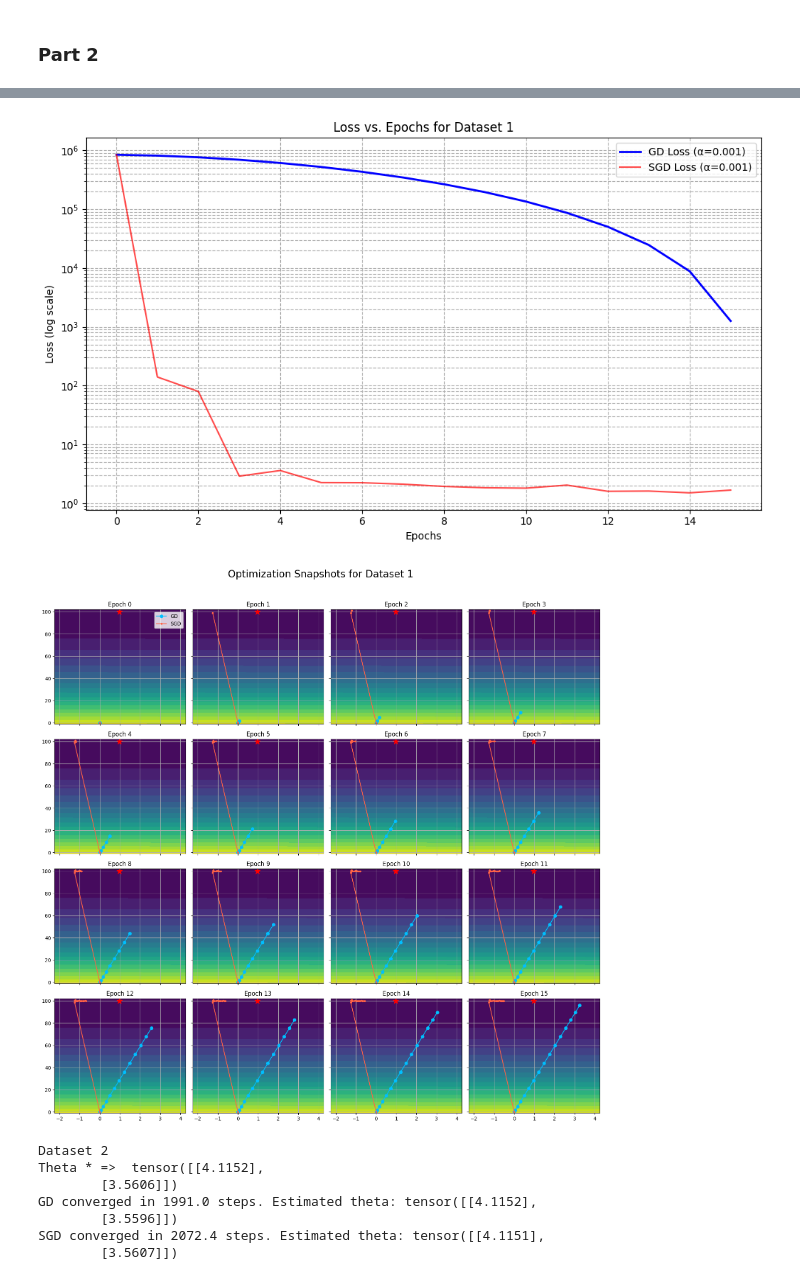
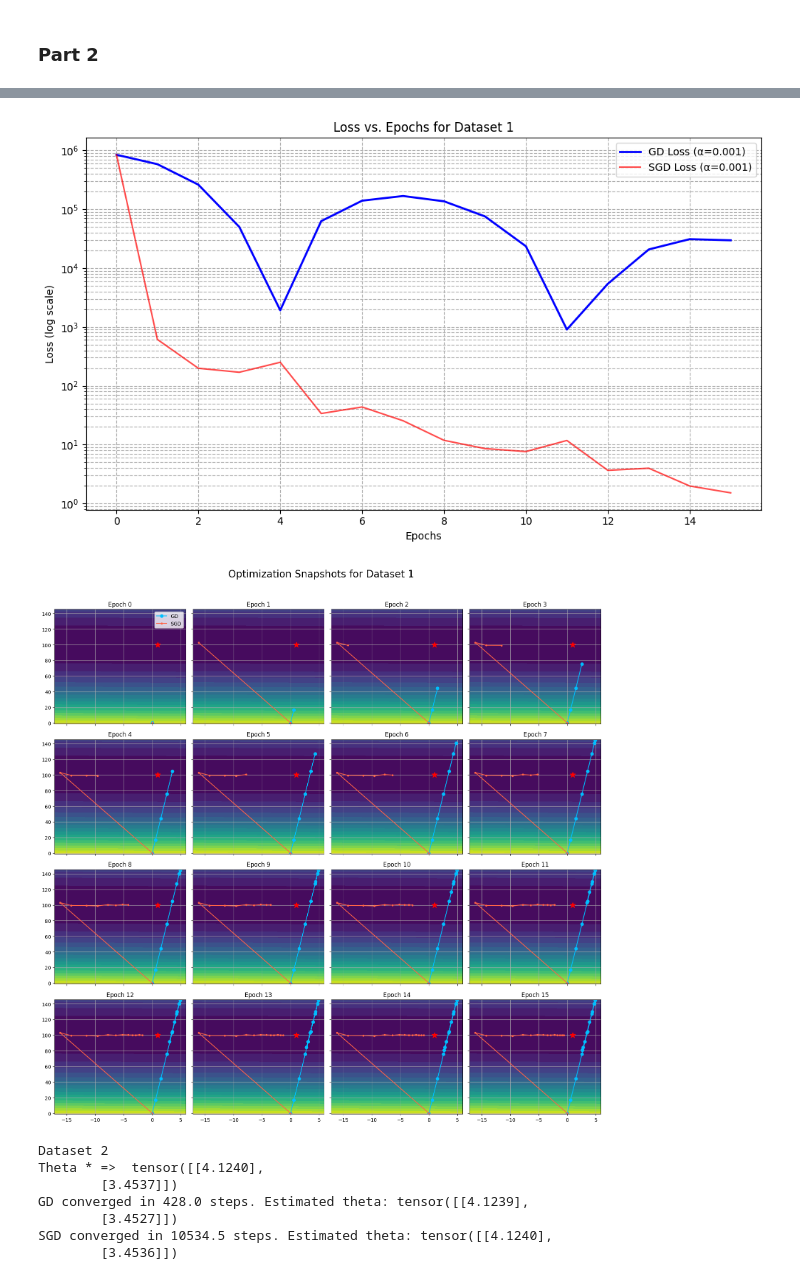
Before and after one commit to BhavayGoyal/ES335-Machine-Learning, a Jupyter notebook: Assignment 2/Question1.ipynb, the cells around one changed output, grey strips where cells are left out. Cells and saved outputs as stored; diff of their text form; code cells hidden in the pictures.

```diff
--- a/Assignment 2/Question1.ipynb
+++ b/Assignment 2/Question1.ipynb
@@ -90,7 +90,7 @@ def gd(X, y, theta_star, alpha=0.01, max_epochs=MAX_EPOCHS, eps = 0.001, beta =
     path.append(theta)
     for epoch in range(max_epochs):
         steps += 1
-        velocity = beta * velocity + (1 - beta) * gradient(X, y, theta)
+        velocity = beta * velocity + gradient(X, y, theta)
         theta = theta - alpha * velocity
         # theta = theta - alpha*gradient(X, y, theta) # Vanilla GD update
         path.append(theta)
@@ -114,7 +114,7 @@ def sgd(X, y, theta_star, alpha=0.01, max_epochs=MAX_EPOCHS, eps=0.001, beta = 0
             steps += 1
             xi = X[i].reshape(1, -1)   # 2D
             yi = y[i].reshape(1, 1)    # 2D for consistency
-            velocity = beta * velocity + (1 - beta) * (xi.T @ (xi @ theta - yi))
+            velocity = beta * velocity + (xi.T @ (xi @ theta - yi))
             theta = theta - alpha * velocity
             # theta = theta - alpha * (xi.T @ (xi @ theta - yi)) # Vanilla SGD update
             if torch.norm(theta - theta_star) < eps:
@@ -186,14 +184,14 @@ for dataset in [1, 2]:
     avg_gd = 0; avg_sgd = 0; num_iter = 10; alpha = 0.001 if dataset == 1 else 0.01;
     theta_gd, path_gd, losses_gd, steps_gd, theta_sgd, path_sgd, losses_sgd, steps_sgd = None, None, None, None, None, None, None, None
     for i in range(num_iter):
-        theta_gd, path_gd, losses_gd, steps_gd = gd(X, y, theta_star, alpha, beta=0.90); avg_gd += steps_gd
-        theta_sgd, path_sgd, losses_sgd, steps_sgd = sgd(X, y, theta_star, alpha, beta=0.90); avg_sgd += steps_sgd
+        theta_gd, path_gd, losses_gd, steps_gd = gd(X, y, theta_star, alpha, beta=0.80); avg_gd += steps_gd
+        theta_sgd, path_sgd, losses_sgd, steps_sgd = sgd(X, y, theta_star, alpha, beta=0.80); avg_sgd += steps_sgd
     avg_gd /= num_iter; avg_sgd /= num_iter
     print(f"GD converged in {avg_gd} steps. Estimated theta: {theta_gd}")
     print(f"SGD converged in {avg_sgd} steps. Estimated theta: {theta_sgd}\n")
 
-    theta_gd, path_gd, losses_gd, steps_gd = gd(X, y, theta_star, alpha, 15, beta=0.90);
-    theta_sgd, path_sgd, losses_sgd, steps_sgd = sgd(X, y, theta_star, alpha, 15, beta=0.90);
+    theta_gd, path_gd, losses_gd, steps_gd = gd(X, y, theta_star, alpha, 15, beta=0.80);
+    theta_sgd, path_sgd, losses_sgd, steps_sgd = sgd(X, y, theta_star, alpha, 15, beta=0.80);
     plot_loss(losses_gd, losses_sgd, dataset, alpha)
     plot_contours(X, y, path_gd, path_sgd, theta_star, dataset)
 # %% [output]
@@ -207,9 +205,9 @@ SGD converged in 8907.2 steps. Estimated theta: tensor([[  0.9669],
-[figure, old version]
+[figure, new version]
-[figure, old version]
+[figure, new version]
 Dataset 2
-Theta * =>  tensor([[4.1152],
-        [3.5606]])
-GD converged in 1991.0 steps. Estimated theta: tensor([[4.1152],
-        [3.5596]])
-SGD converged in 2072.4 steps. Estimated theta: tensor([[4.1151],
-        [3.5607]])
+Theta * =>  tensor([[4.1240],
+        [3.4537]])
+GD converged in 428.0 steps. Estimated theta: tensor([[4.1239],
+        [3.4527]])
+SGD converged in 10534.5 steps. Estimated theta: tensor([[4.1240],
+        [3.4536]])
```
Also changed, not shown: parts of 2 cells of this notebook, 1 other file.
